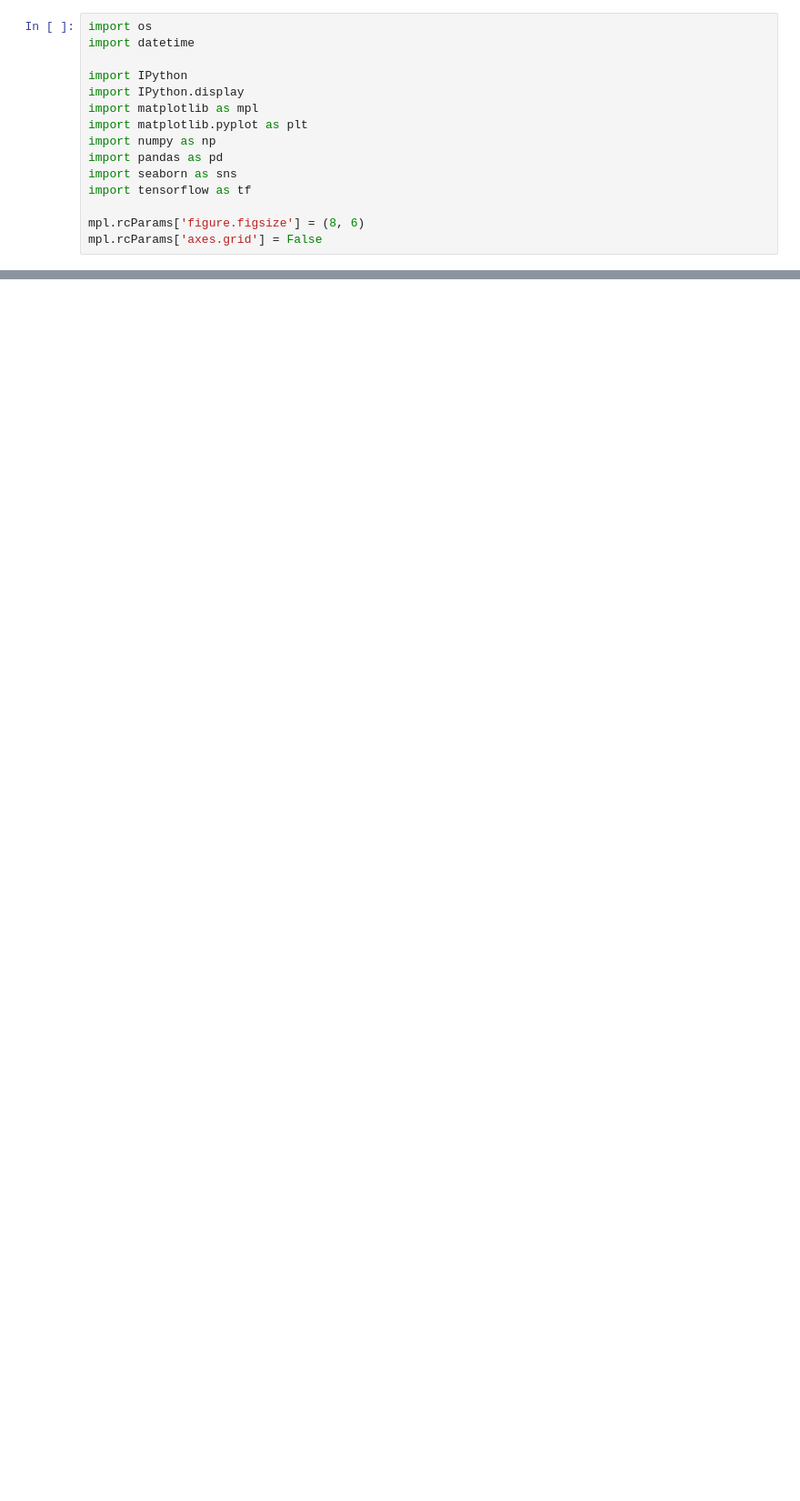
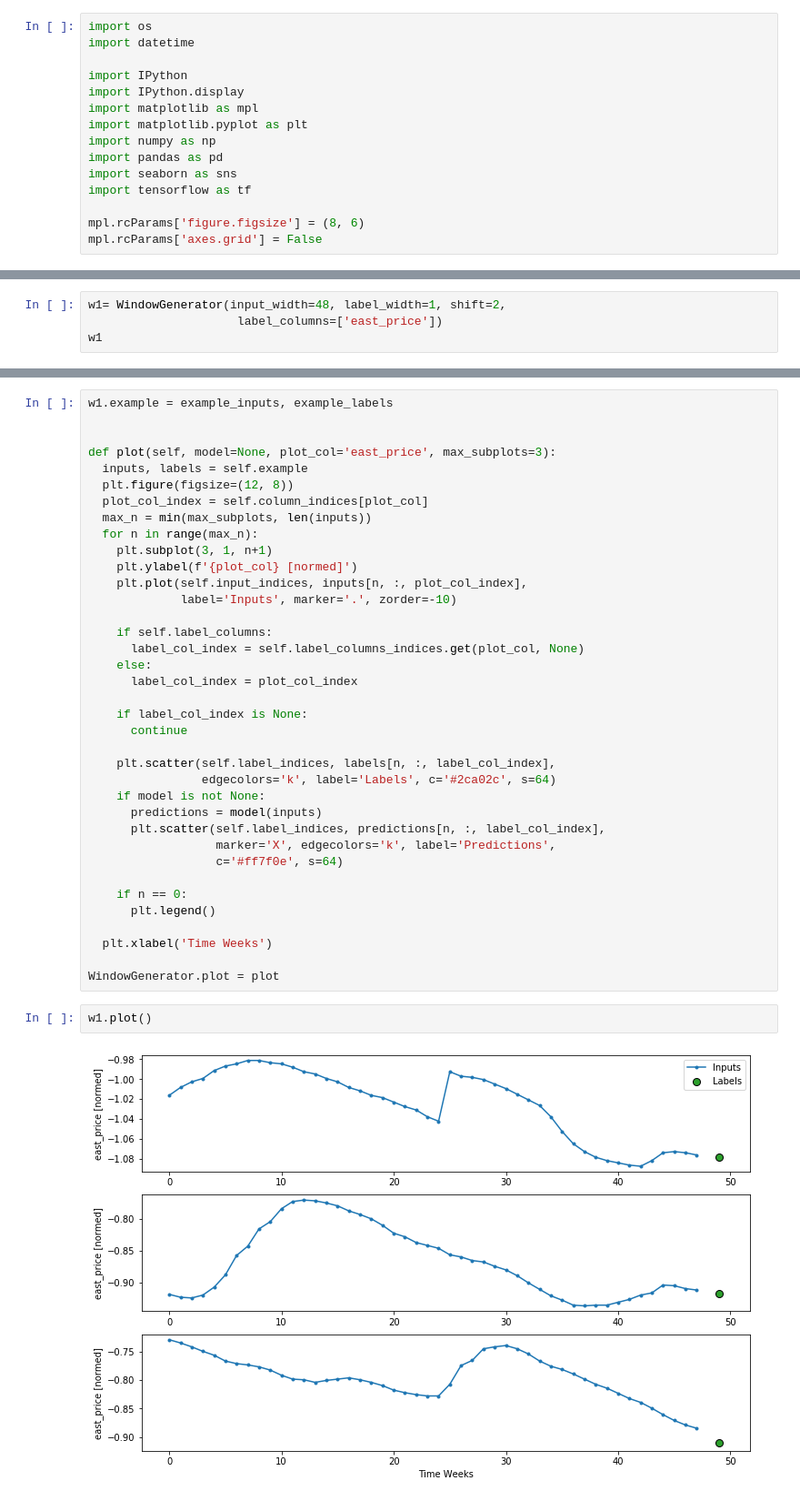
Before and after one commit to ioanacasandra7/Gas-price-prediction, a Jupyter notebook: Notebooks/model.ipynb, the cells around one changed output, grey strips where cells are left out. Shown: that part at 91% size. Drawn from its saved outputs; the diff is of its cells as text; blank space fills up the shorter version.

```diff
--- a/Notebooks/model.ipynb
+++ b/Notebooks/model.ipynb
@@ -116,0 +134,4 @@ print(f"MSE: {MSE}, R2: {r2}")
+# %%
+w1= WindowGenerator(input_width=48, label_width=1, shift=2,
+                     label_columns=['east_price'])
+w1
@@ -116,0 +179,41 @@ print(f"MSE: {MSE}, R2: {r2}")
+# %%
+w1.example = example_inputs, example_labels
+
+
+def plot(self, model=None, plot_col='east_price', max_subplots=3):
+  inputs, labels = self.example
+  plt.figure(figsize=(12, 8))
+  plot_col_index = self.column_indices[plot_col]
+  max_n = min(max_subplots, len(inputs))
+  for n in range(max_n):
+    plt.subplot(3, 1, n+1)
+    plt.ylabel(f'{plot_col} [normed]')
+    plt.plot(self.input_indices, inputs[n, :, plot_col_index],
+             label='Inputs', marker='.', zorder=-10)
+
+    if self.label_columns:
+      label_col_index = self.label_columns_indices.get(plot_col, None)
+    else:
+      label_col_index = plot_col_index
+
+    if label_col_index is None:
+      continue
+
+    plt.scatter(self.label_indices, labels[n, :, label_col_index],
+                edgecolors='k', label='Labels', c='#2ca02c', s=64)
+    if model is not None:
+      predictions = model(inputs)
+      plt.scatter(self.label_indices, predictions[n, :, label_col_index],
+                  marker='X', edgecolors='k', label='Predictions',
+                  c='#ff7f0e', s=64)
+
+    if n == 0:
+      plt.legend()
+
+  plt.xlabel('Time Weeks')
+
+WindowGenerator.plot = plot
+# %%
+w1.plot()
+# %% [output]
+[figure, added]
```
Also changed, not shown: parts of 28 cells of this notebook, 5 other files.
